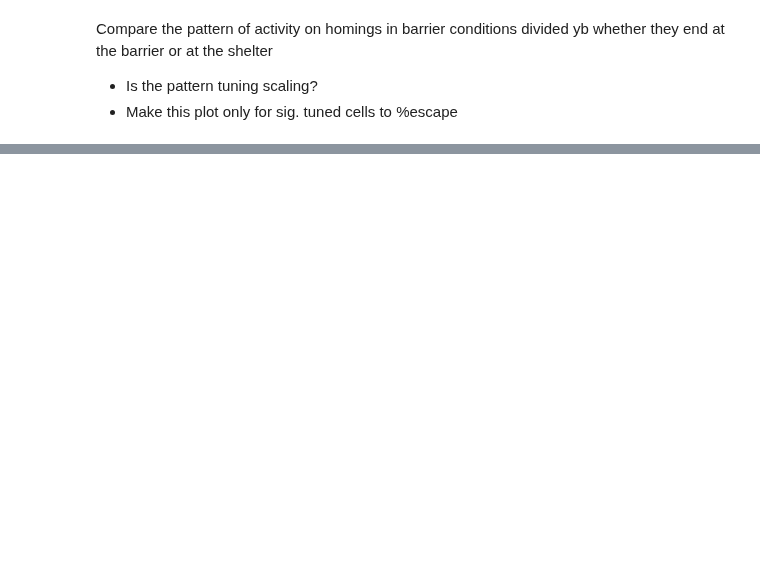
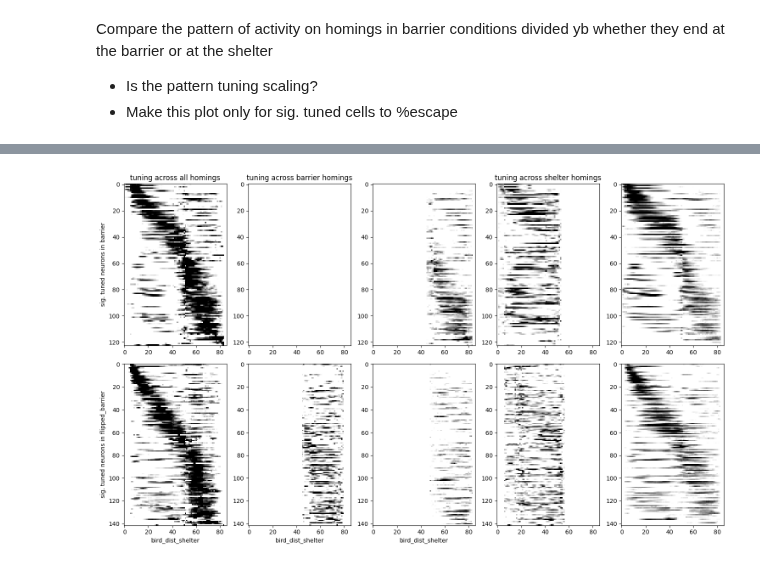
Before and after one commit to BrancoLab/JAL2_subgoal_pipeline, a Jupyter notebook: JR_test_scripts/escape/shelterVsBarrierHomingsCompare.ipynb, the cells around one changed output, grey strips where cells are left out. Drawn from its saved outputs; the diff is of its cells as text; code cells hidden in the pictures; blank space fills up the shorter version.

```diff
--- a/JR_test_scripts/escape/shelterVsBarrierHomingsCompare.ipynb
+++ b/JR_test_scripts/escape/shelterVsBarrierHomingsCompare.ipynb
@@ -293,0 +378,96 @@ plt.tight_layout()
+# %%
+""""Make a plot of the tuning curve + the response on short homings + the response on long homings sorted by tuning curve peak"""
+
+homing_cond = cond[h_start]
+homies = np.array(h_start)
+homies_with_end = np.append(homies,len(cond))
+bins = int(np.amax(var)+1)
+n_neur = frame_by_cluster_matrix.shape[1]
+n_cond = len(np.unique(cond))
+homie_class = np.full_like(homies, np.nan)
+
+"""Make the plot!"""
+peak_firing_condition = params_real[:,:,1]
+n_cols = 5
+fig, axs = plt.subplots(2,n_cols,figsize = (15,9))
+for c in [1,2]:
+    good_n = xval[:,c] == True
+    good_real = fr_real[c,good_n,:]
+    good_peaks = peak_firing_condition[good_n,:]
+    sorter = np.argsort(good_peaks[:,c])
+    axs[c-1,0].imshow(zscore(good_real[sorter,:], axis = 1, nan_policy = 'omit'), cmap="gray_r", vmin=0, vmax=1.2, aspect="auto", interpolation="none")
+    axs[c-1,0].set_ylabel('sig. tuned neurons in ' + c_names[c])
+
+# classify the type of homies
+for i, h in enumerate(homies):
+    c = int(cond[h])
+    if c == 0:
+        continue
+    # Get trial data
+    x_points = X[h:homies_with_end[i+1]]
+    y_points = Y[h:homies_with_end[i+1]]
+
+    # pick the axis based on condition and where the homing ends
+    # rows are now conditions, columns are destination types
+    if y_points[-1] < cutoff: # barrier homings
+        if x_points[-1] > 512:
+            homie_class[i] = 0 # barrier homings that end on the right side
+        else:
+            homie_class[i] = 1 # barrier homings that end on the left side
+    else: # shelter homings
+        if y_points[0] > 512:
+            homie_class[i] = 2 # shelter homings that start north of the barrier
+        else:
+            homie_class[i] = 3 # shelter homings that start south of the barrier
+
+# extract the tuning for the types of homies
+for i in range(4):
+    subset_e_mat = []
+    subset_cond = []
+    offset = 0
+    for c in [1,2]:
+        # pick the homings in this condition that end at the barrier
+        subset_homies_this_c = homies[(homing_cond == c) & (homie_class == i)]
+        for h in subset_homies_this_c:
+            in_list = np.where(homies == h)[0]
+            in_list = in_list.item()
+            homing_len = int(homies_with_end[in_list + 1] - h)
+            if len(subset_e_mat) == 0:
+                subset_e_mat = em_zscored[:,h:int(homies_with_end[in_list + 1])]
+                subset_var = var[h:int(homies_with_end[in_list + 1])]
+                subset_h_start = offset
+            else:
+                subset_e_mat = np.hstack((subset_e_mat, em_zscored[:,h:int(homies_with_end[in_list + 1])]))
+                subset_var = np.hstack((subset_var, var[h:int(homies_with_end[in_list + 1])]))
+                subset_h_start = np.append(subset_h_start, offset)
+            offset += homing_len
+        if len(subset_cond) == 0:
+            subset_cond = np.ones(offset)*c
+        else:
+            subset_cond = np.append(subset_cond, np.ones(offset - len(subset_cond))*c)
+
+    _, _, fr_subset, _, _ = tuning_method(subset_var,
+                                            subset_e_mat,
+                                            subset_cond,
+                                            subset_h_start,
+                                            bins,
+                                            n_cond,
+                                            n_neur,
+                                            fitting = False)
+    # plot_tuning_matrix(tuning_matrix, short_cond, comp, zscore(short_e_mat, axis = 1), short_var, esc_start, short_h_start, xval, nickname = exp_nickname + '_ResidualTuning', peak_firing_condition = [], dump_path = "Z:/Jasmine_Laurence/summary_plots/tuning_curves/" + nickname, show = True)
+
+    for c in [1,2]:
+        good_n = xval[:,c] == True
+        good_subset = fr_subset[c,good_n,:]
+        good_peaks = peak_firing_condition[good_n,:]
+        sorter = np.argsort(good_peaks[:,c])
+        # axs[c-1,i+1].imshow(zscore(good_subset[sorter,:], axis = 1, nan_policy = 'omit'), cmap="gray_r", vmin=0, vmax=1.2, aspect="auto", interpolation="none")
+        axs[c-1,i+1].imshow(good_subset[sorter,:], cmap="gray_r", vmin=0, vmax=1.2, aspect="auto", interpolation="none")
+
+axs[0,0].set_title('tuning across all homings')
+axs[0,1].set_title('tuning across barrier homings')
+axs[0,3].set_title('tuning across shelter homings')
+for i in range(n_cols): axs[1,i].set_xlabel(comp)
+plt.tight_layout()
+# %% [output]
+[figure, added]
```
Also changed, not shown: parts of 6 cells of this notebook.
